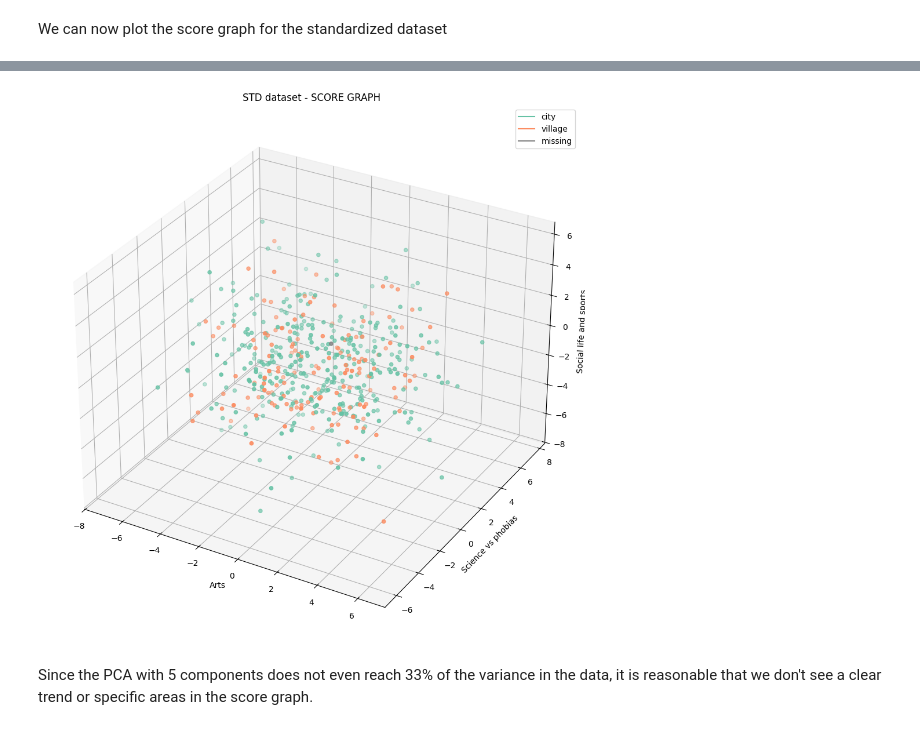
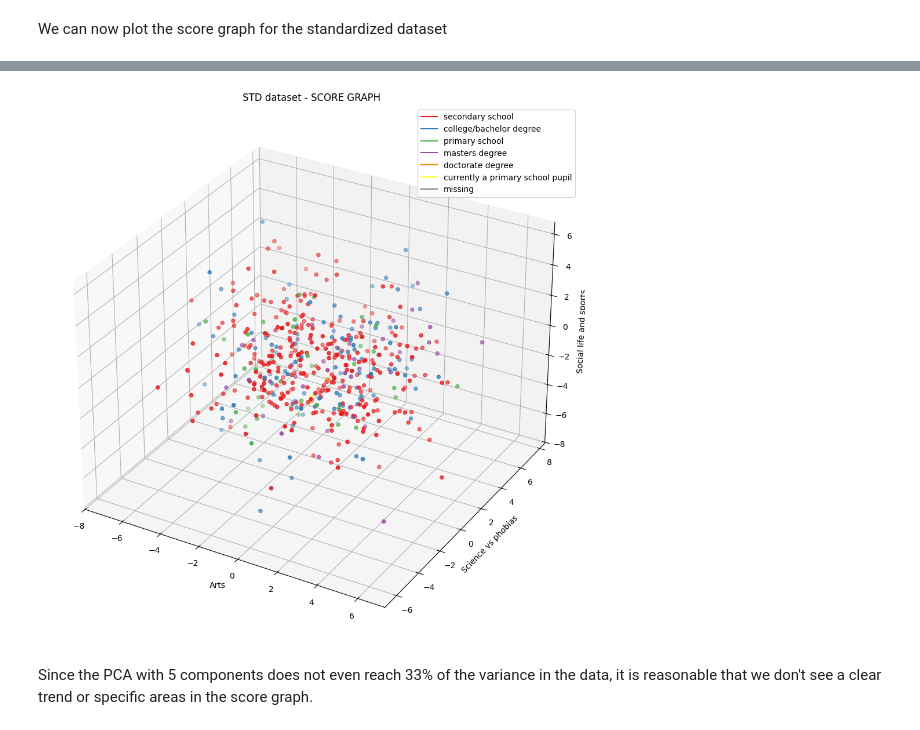
Before and after one commit to fabiolauro/PCA_CLA_Project, a Jupyter notebook: HWpca_Lauro_Martellone.ipynb, the cells around one changed output, grey strips where cells are left out. Saved outputs shown, nothing was run; the diff lists cells and outputs as text; code cells hidden in the pictures.

Commit message:
still working on graphs

```diff
--- a/HWpca_Lauro_Martellone.ipynb
+++ b/HWpca_Lauro_Martellone.ipynb
@@ -293,19 +293,14 @@ internet = {
     'most of the day': 4
 }
 
-#let's see if this works
-X_df_trial = X_df_raw.copy()
+X_df = X_df_raw.copy()
 
-X_df_trial['Internet usage'] = X_df_trial['Internet usage'].map(internet)
-X_df_trial['Punctuality'] = X_df_trial['Punctuality'].map(punctuality)
-X_df_trial['Smoking'] = X_df_trial['Smoking'].map(smoking)
-X_df_trial['Alcohol'] = X_df_trial['Alcohol'].map(drinking)
+X_df['Internet usage'] = X_df['Internet usage'].map(internet)
+X_df['Punctuality'] = X_df['Punctuality'].map(punctuality)
+X_df['Smoking'] = X_df['Smoking'].map(smoking)
+X_df['Alcohol'] = X_df['Alcohol'].map(drinking)
 
-X_df = X_df_trial.copy()
-
-X_df = X_df.sort_index()
-
-print(X_df_raw["Alcohol"], X_df_trial["Alcohol"])
+print(X_df_raw["Alcohol"], X_df["Alcohol"])
 #IT WORKS!
 # %% [output]
 0          drink a lot
@@ -325,3 +320,10 @@ Name: Alcohol, Length: 495, dtype: object 0       3
 1008    2
 1009    2
 Name: Alcohol, Length: 495, dtype: int64
+# %%
+#now that we have cleaned the dataset, let's save a filtered version of the original one
+#which contains also the demographic variables, that will be useful later
+
+ind_filt = X_df.index
+resp_filt = responses_df_rows.loc[ind_filt,:]
+display(resp_filt)
@@ -712,13 +727,7 @@ def assign_color_age(value):
 #now we create the corresponding columns
 #we manage missing values with the grey color
 
-colors_edu = responses_df_rows["Education"].apply(lambda x: color_education[x] if pd.notnull(x) else color_education['missing'])
-colors_town = responses_df_rows["Home Town Type"].apply(lambda x: color_town_type[x] if pd.notnull(x) else color_town_type['missing'])
-colors_gen = responses_df_rows["Gender"].apply(lambda x: color_gender[x] if pd.notnull(x) else color_gender['missing'])
-colors_age = responses_df_rows["Age"].apply(assign_color_age)
+colors_edu = resp_filt["Education"].apply(lambda x: color_education[x] if pd.notnull(x) else color_education['missing'])
+colors_town = resp_filt["Home Town Type"].apply(lambda x: color_town_type[x] if pd.notnull(x) else color_town_type['missing'])
+colors_gen = resp_filt["Gender"].apply(lambda x: color_gender[x] if pd.notnull(x) else color_gender['missing'])
+colors_age = resp_filt["Age"].apply(assign_color_age)
-# %%
-indexes_colors = X_df.index
-colors_edu = colors_edu[indexes_colors].sort_index()
-colors_town = colors_town[indexes_colors]
-colors_gen = colors_gen[indexes_colors]
-colors_age = colors_age[indexes_colors]
@@ -729,19 +749,19 @@ AttributeError: 'numpy.ndarray' object has no attribute 'sort_index'
 # %%
 #let's consider education first
-colors_town_legend = [Line2D([0], [0], color=color_town_type[k], label = k) for k in color_town_type.keys()]
+colors_edu_legend = [Line2D([0], [0], color=color_education[k], label = k) for k in color_education.keys()]
 
 sg_std = plt.figure(figsize=(12, 12))
 ax_sg_std = sg_std.add_subplot(111, projection='3d')
-ax_sg_std.scatter(Y_std[:,0],Y_std[:,1],Y_std[:,2], color= colors_town)
+ax_sg_std.scatter(Y_std[:,0],Y_std[:,1],Y_std[:,2], color= colors_edu)
 plt.title('STD dataset - SCORE GRAPH')
 ax_sg_std.set_xlabel(pc_std_names[0])
 ax_sg_std.set_ylabel(pc_std_names[1])
 ax_sg_std.set_zlabel(pc_std_names[2])
-plt.legend(colors_town_legend, [k for k in color_town_type.keys()])
+plt.legend(colors_edu_legend, [k for k in color_education.keys()])
 plt.grid()
 plt.show()
 # %% [output]
-[figure, old version]
+[figure, new version]
 # %% [markdown]
 Since the PCA with 5 components does not even reach 33% of the variance in the data, it is reasonable that we don't see a clear trend or specific areas in the score graph.
 # %%
```
Also changed, not shown: parts of 6 cells of this notebook.
